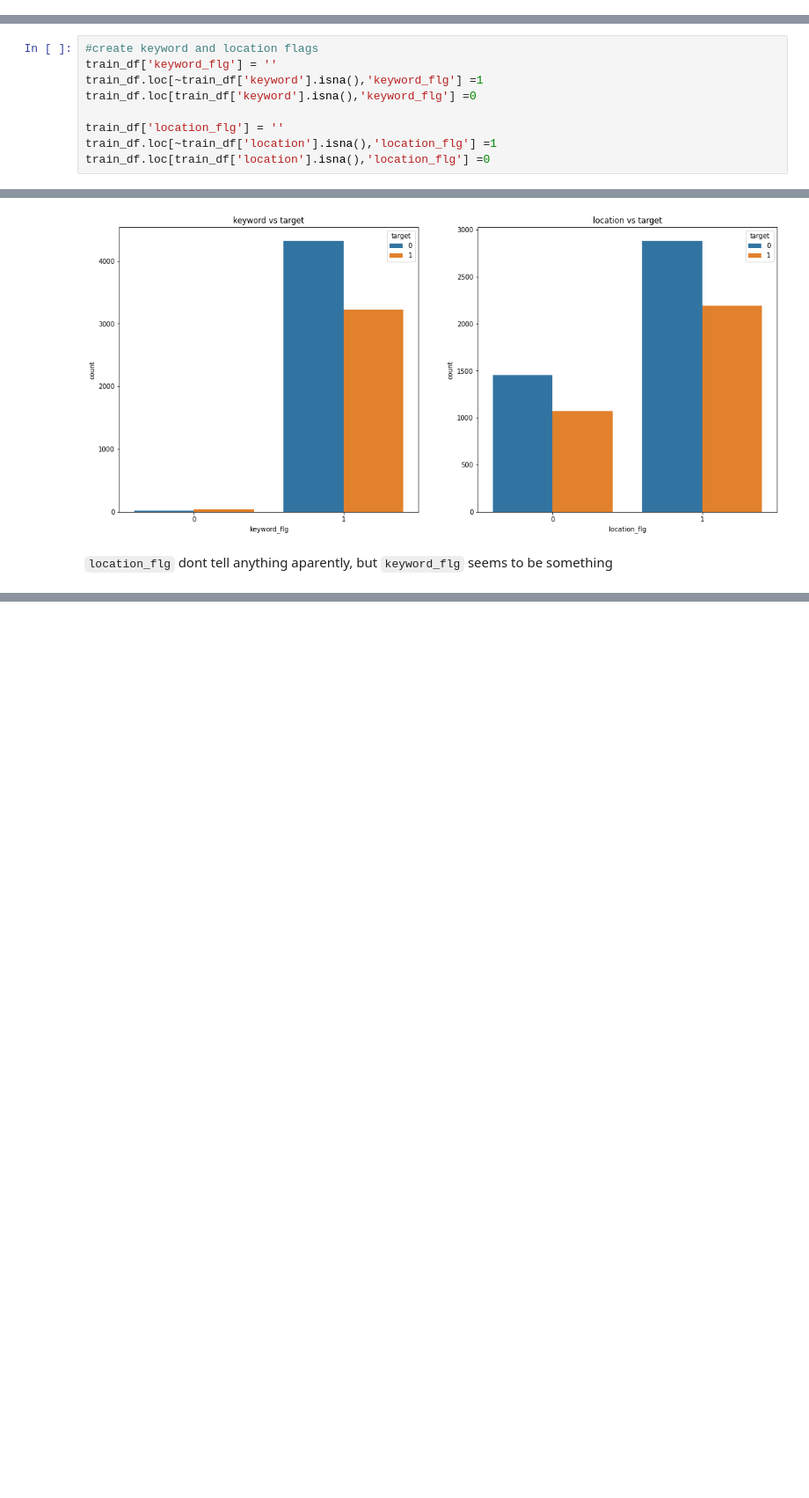
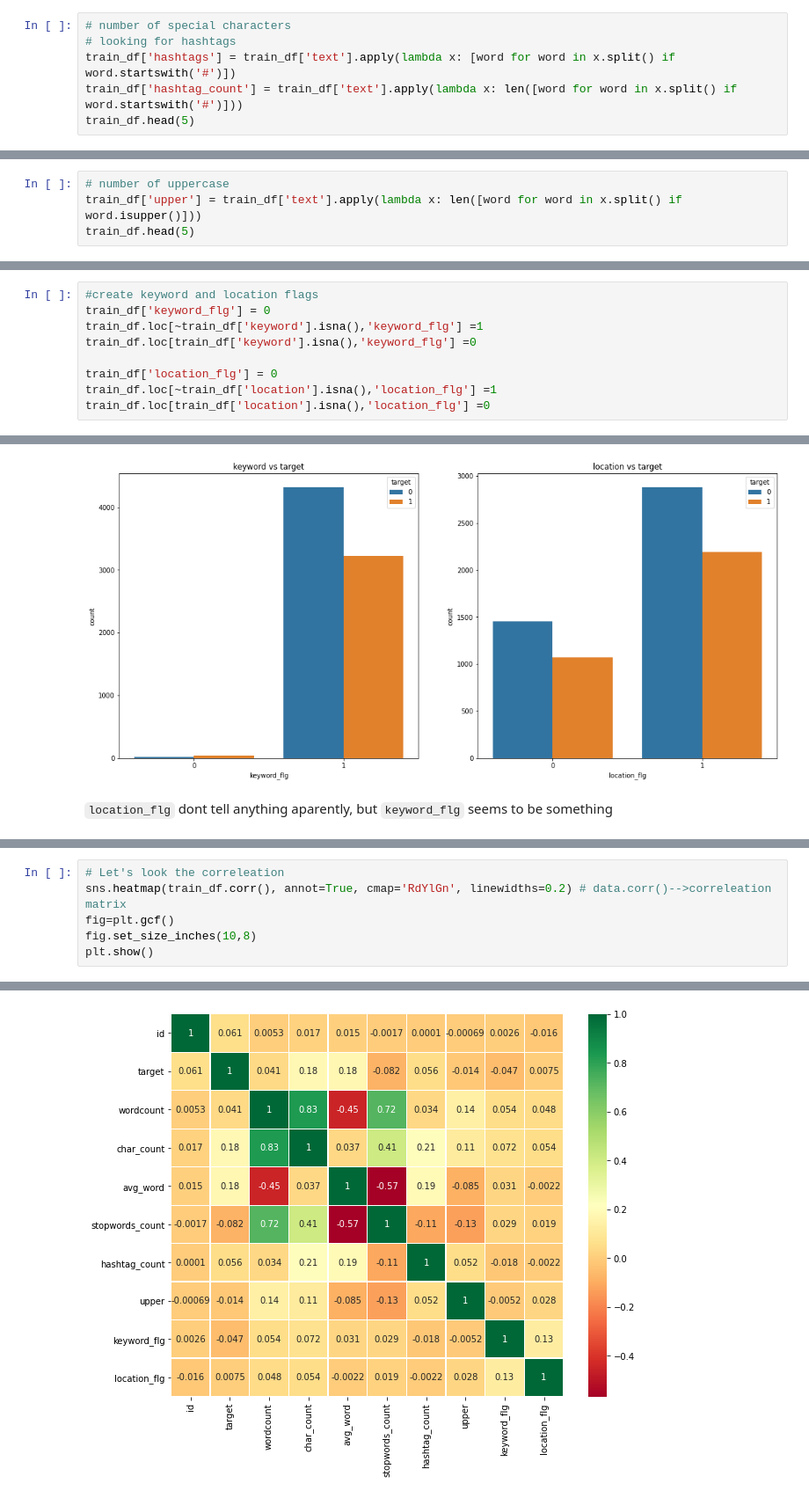
Before and after one commit to 3voor/NLP-with-Disaster-Tweets, a Jupyter notebook: Notebooks/First Exploration.ipynb, the cells around one changed output, grey strips where cells are left out. Shown at 88% size. Drawn from its saved outputs; the diff is of its cells as text; blank space fills up the shorter version.

```diff
--- a/Notebooks/First Exploration.ipynb
+++ b/Notebooks/First Exploration.ipynb
@@ -104,3 +101,9 @@ train_df.head(5)
 | 2 | 5 | NaN | NaN | All residents asked to 'shelter i... | 1 | 22 | 133 | 5.090909 | 9 |
 | 3 | 6 | NaN | NaN | 13,000 people receive #wildfires ... | 1 | 9 | 65 | 7.125000 | 1 |
 | 4 | 7 | NaN | NaN | Just got sent this photo from Rub... | 1 | 17 | 88 | 4.500000 | 6 |
+# %%
+# number of special characters
+# looking for hashtags
+train_df['hashtags'] = train_df['text'].apply(lambda x: [word for word in x.split() if word.startswith('#')])
+train_df['hashtag_count'] = train_df['text'].apply(lambda x: len([word for word in x.split() if word.startswith('#')]))
+train_df.head(5)
@@ -106,0 +117,4 @@ train_df.head(5)
+# %%
+# number of uppercase
+train_df['upper'] = train_df['text'].apply(lambda x: len([word for word in x.split() if word.isupper()]))
+train_df.head(5)
@@ -107,10 +128,10 @@ train_df.head(5)
 # %%
 #create keyword and location flags
-train_df['keyword_flg'] = ''
+train_df['keyword_flg'] = 0
 train_df.loc[~train_df['keyword'].isna(),'keyword_flg'] =1
 train_df.loc[train_df['keyword'].isna(),'keyword_flg'] =0
 
-train_df['location_flg'] = ''
+train_df['location_flg'] = 0
 train_df.loc[~train_df['location'].isna(),'location_flg'] =1
 train_df.loc[train_df['location'].isna(),'location_flg'] =0
 # %%
@@ -131,0 +170,7 @@ Text(0.5, 1.0, 'location vs target')
+# %%
+# Let's look the correleation
+sns.heatmap(train_df.corr(), annot=True, cmap='RdYlGn', linewidths=0.2) # data.corr()-->correleation matrix
+fig=plt.gcf()
+fig.set_size_inches(10,8)
+plt.show()
+# %% [output]
@@ -131,0 +178 @@ Text(0.5, 1.0, 'location vs target')
+[figure, added]
```
Also changed, not shown: parts of 9 cells of this notebook.
